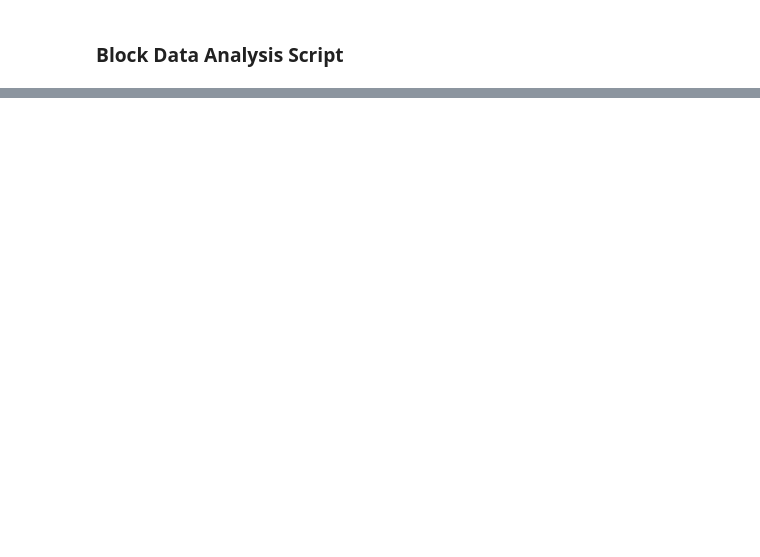
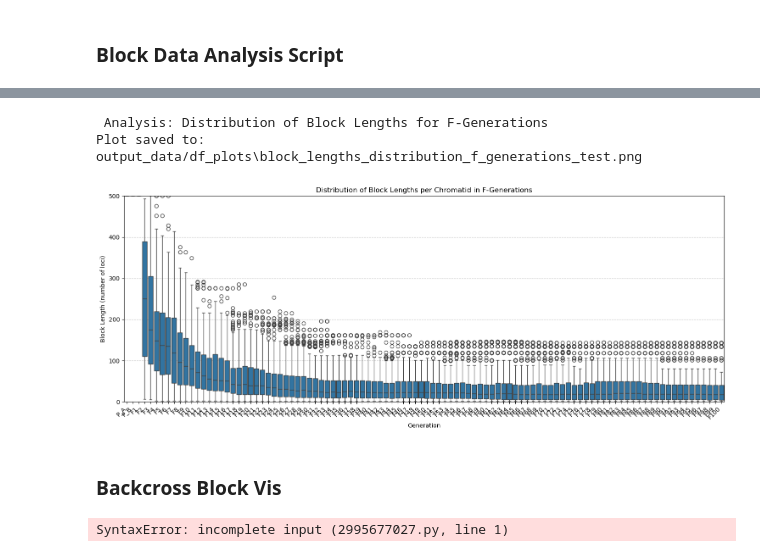
Before and after one commit to sophiagray2001/hybrid_sim_project, a Jupyter notebook: block_analysis_script.ipynb, the cells around one changed output, grey strips where cells are left out. Drawn from its saved outputs; the diff is of its cells as text; code cells hidden in the pictures; blank space fills up the shorter version.

Commit message:
Block Analysis Updates

```diff
--- a/block_analysis_script.ipynb
+++ b/block_analysis_script.ipynb
@@ -8,14 +8,13 @@ import pandas as pd
 import matplotlib.pyplot as plt
 import seaborn as sns
 import os # For path joining
+import re
+
+num_loci_per_chr = 500 #NEEDS TO MATCH SIM SCRIPT
 # %%
 #Cell 2
 # Define the path to your saved chromatid_recombination_data.csv
-# Make sure this path matches where you saved the file from your simulation script.
-# Example: If you saved it in a 'simulation_results' folder:
-data_folder = "simulation_results"
-recombination_data_filename = "chromatid_recombination_data.csv"
-full_path_to_recomb_data = os.path.join(data_folder, recombination_data_filename)
+full_path_to_recomb_data = r"C:\Users\sophi\Jupyter_projects\Hybrid_Code\output_data\dataframes\chromatid_recombination_data_test_F100_500.csv"
 
 print(f"Attempting to load data from: {full_path_to_recomb_data}")
 
@@ -24,7 +23,7 @@ try:
     print("Data loaded successfully!")
     print("\n--- Initial glance at the DataFrame ---")
     print(chromatid_recomb_df.head())
-    print("\n--- DataFrame Info ---")
+    print("\n-DataFrame Info")
     chromatid_recomb_df.info()
 except FileNotFoundError:
     print(f"Error: The file '{full_path_to_recomb_data}' was not found.")
@@ -136,0 +512,67 @@ if 'F2' in exploded_blocks_df['generation'].unique():
+# %%
+f_plot_order_for_blocks = [g for g in custom_gen_order if g in parent_labels or g.startswith('F')]
+f_gen_blocks_df = exploded_blocks_df[exploded_blocks_df['generation'].isin(f_plot_order_for_blocks)].copy()
+f_gen_blocks_df['generation'] = pd.Categorical(
+    f_gen_blocks_df['generation'],
+    categories=f_plot_order_for_blocks,
+    ordered=True
+)
+
+print("\n Analysis: Distribution of Block Lengths for F-Generations")
+plt.figure(figsize=(15, 6))
+sns.boxplot(x='generation', y='block_lengths', data=f_gen_blocks_df)
+plt.title('Distribution of Block Lengths per Chromatid in F-Generations')
+plt.xlabel('Generation')
+plt.ylabel('Block Length (number of loci)')
+plt.grid(axis='y', linestyle='--', alpha=0.7)
+plt.xticks(rotation=45, ha='right')
+plt.ylim(0, num_loci_per_chr)
+plt.tight_layout()
+
+save_directory = "output_data/df_plots" # You can change this to any folder name you prefer
+plot_filename = "block_lengths_distribution_f_generations_test.png" # Choose a descriptive name
+
+# Create the directory if it doesn't exist
+if not os.path.exists(save_directory):
+    os.makedirs(save_directory)
+    print(f"Created directory: {save_directory}")
+
+full_save_path = os.path.join(save_directory, plot_filename)
+
+plt.savefig(full_save_path, dpi=300, bbox_inches='tight') # dpi=300 for high quality
+print(f"Plot saved to: {full_save_path}")
+
+plt.show() # This will display the plot
+# plt.close() # Optional: Close the plot to free up memory if you're generating many plots
+# %% [output]
+ Analysis: Distribution of Block Lengths for F-Generations
+Plot saved to: output_data/df_plots\block_lengths_distribution_f_generations_test.png
+[figure, added]
+# %% [markdown]
+### Backcross Block Vis
+# %%
+'''# Define the order specifically for the Backcross-generations plot
+bc_plot_order_for_blocks = [g for g in custom_gen_order if g.startswith('BC')]
+
+# Filter the EXPLODED DataFrame for only the generations relevant to this plot
+bc_gen_blocks_df = exploded_blocks_df[exploded_blocks_df['generation'].isin(bc_plot_order_for_blocks)].copy()
+
+# Ensure the 'generation' column in the filtered DataFrame has the correct categorical order
+bc_gen_blocks_df['generation'] = pd.Categorical(
+    bc_gen_blocks_df['generation'],
+    categories=bc_plot_order_for_blocks,
+    ordered=True
+)
+
+print("\n--- Analysis: Distribution of Block Lengths for Backcross Generations (Violin Plot) ---")
+plt.figure(figsize=(12, 6))
+sns.violinplot(x='generation', y='block_lengths', data=bc_gen_blocks_df) # y='block_lengths'
+plt.title('Distribution of Block Lengths per Chromatid in Backcross Generations')
+plt.xlabel('Generation')
+plt.ylabel('Block Length (number of loci)') # Updated Y-axis label
+plt.grid(axis='y', linestyle='--', alpha=0.7)
+plt.xticks(rotation=45, ha='right')
+plt.tight_layout()
+plt.show()
+# %% [output]
+SyntaxError: incomplete input (2995677027.py, line 1)
```
Also changed, not shown: parts of 18 cells of this notebook.
